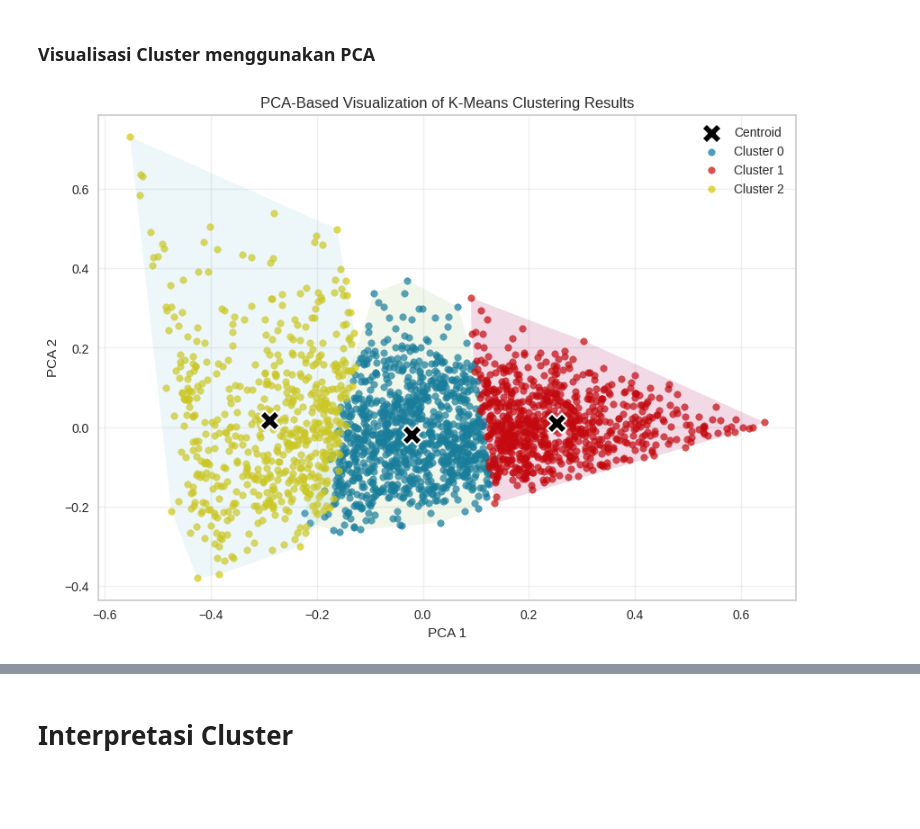
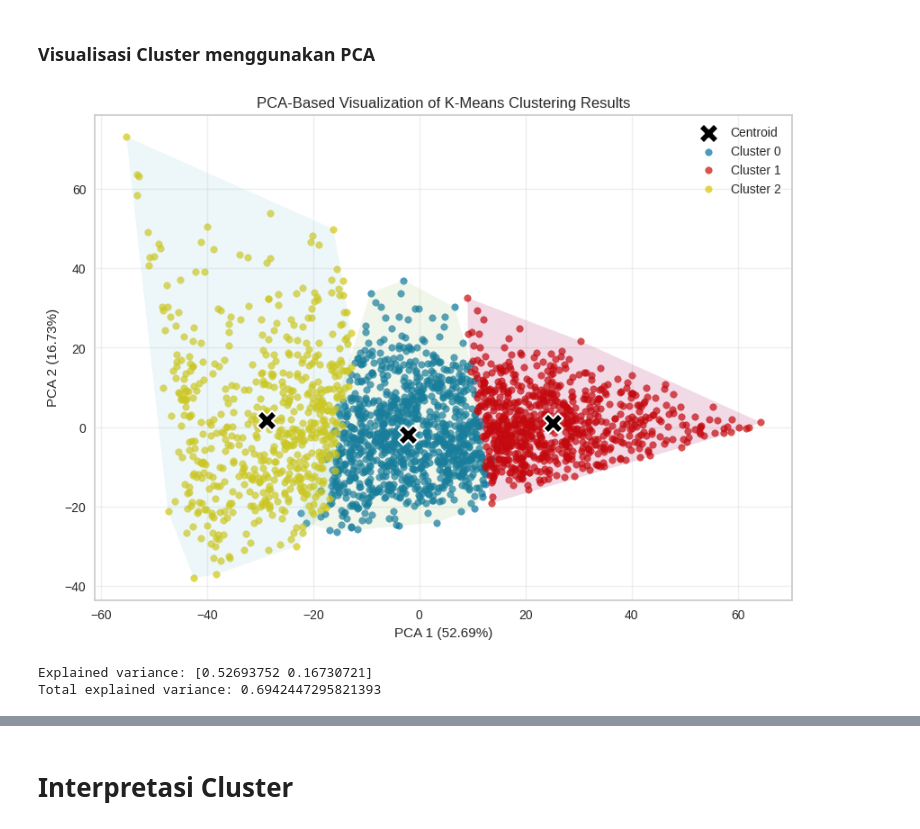
Before and after one commit to KhalilPradiptaLee/nhanes-dietary-pattern-clustering, a Jupyter notebook: 05_NHANES_Pola_Makan_&_Diabetes_2017_2018_Clustering.ipynb, the cells around one changed output, grey strips where cells are left out. Saved outputs shown, nothing was run; the diff lists cells and outputs as text; code cells hidden in the pictures; blank space fills up the shorter version.

```diff
--- a/05_NHANES_Pola_Makan_&_Diabetes_2017_2018_Clustering.ipynb
+++ b/05_NHANES_Pola_Makan_&_Diabetes_2017_2018_Clustering.ipynb
@@ -195,6 +190,14 @@ x = df_clustering[kolom_pangan]
 # %%
-kmeans = KMeans()
-visualizer = KElbowVisualizer(kmeans, k=(1, 10))
+kmeans = KMeans(
+    random_state=42,
+    n_init=10
+)
+
+visualizer = KElbowVisualizer(
+    kmeans,
+    k=(1, 10),
+    timings=False
+)
 
 visualizer.fit(x)
 visualizer.show()
@@ -502,2 +658,0 @@ Silhouette Score Kmeans: 0.20733469213405364
-# %%
-df['Cluster'] = kmeans.fit_predict(x)
@@ -504,12 +735,20 @@ df['Cluster'] = kmeans.fit_predict(x)
 # %% [markdown]
 ### **Visualisasi Cluster menggunakan PCA**
 # %%
-x = PCA(n_components=2, random_state=42).fit_transform(df[kolom_pangan])
+# Tentukan jumlah cluster terbaik (misalnya K=3)
+k_terpilih = 3
+kmeans_model = KMeans(n_clusters=k_terpilih, random_state=42, n_init=10)
+df['Cluster'] = kmeans_model.fit_predict(df[kolom_pangan])
+
+pca = PCA(n_components=2, random_state=42)
+x_pca = pca.fit_transform(df[kolom_pangan])
+
 plt.figure(figsize=(10, 7))
 
 for cluster in sorted(df['Cluster'].unique()):
+
     mask = df['Cluster'] == cluster
-    points = x[mask, :2]
+    points = x_pca[mask, :2]
 
     plt.scatter(
         points[:, 0],
@@ -525,41 +764,52 @@ for cluster in sorted(df['Cluster'].unique()):
 
         plt.fill(
             hull_points[:, 0],
             hull_points[:, 1],
             alpha=0.15
         )
 
-    # Centroid: rata-rata titik cluster di ruang PCA
     centroid = points.mean(axis=0)
+
     plt.scatter(
         centroid[0],
         centroid[1],
         marker='X',
         s=250,
         c='black',
         edgecolors='white',
         linewidths=1.5,
         zorder=5,
-        label='Centroid' if cluster == df['Cluster'].min() else None
+        label='Centroid' if cluster == 0 else None
     )
 
-plt.xlabel('PCA 1')
-plt.ylabel('PCA 2')
+plt.xlabel(
+    f'PCA 1 ({pca.explained_variance_ratio_[0]*100:.2f}%)'
+)
+
+plt.ylabel(
+    f'PCA 2 ({pca.explained_variance_ratio_[1]*100:.2f}%)'
+)
+
 plt.title('PCA-Based Visualization of K-Means Clustering Results')
-plt.legend()
 plt.grid(True, alpha=0.3)
 
 handles, labels = plt.gca().get_legend_handles_labels()
 
-# Taruh 'Centroid' di urutan pertama, sisanya tetap berurutan
-urutan = [labels.index('Centroid')] + [
-    i for i, l in enumerate(labels) if l != 'Centroid'
+order = [labels.index('Centroid')] + [
+    i for i, label in enumerate(labels)
+    if label != 'Centroid'
 ]
 
 plt.legend(
-    [handles[i] for i in urutan],
-    [labels[i] for i in urutan]
+    [handles[i] for i in order],
+    [labels[i] for i in order]
 )
+
 plt.show()
+
+print("Explained variance:", pca.explained_variance_ratio_)
+print("Total explained variance:", pca.explained_variance_ratio_.sum())
 # %% [output]
-[figure, old version]
+[figure, new version]
+Explained variance: [0.52693752 0.16730721]
+Total explained variance: 0.6942447295821393
```
Also changed, not shown: parts of 32 cells of this notebook, 3 other files.
